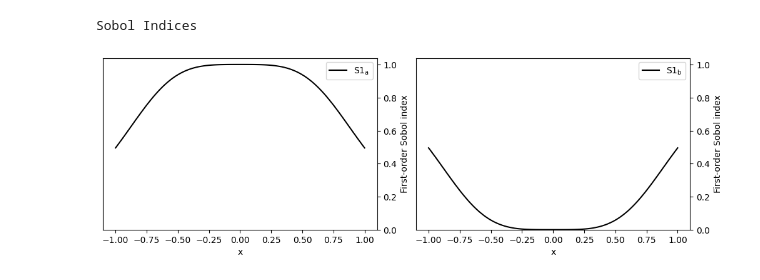
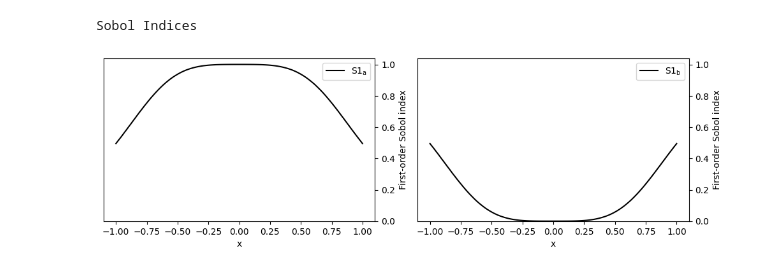
Before and after one commit to Yugal0/fitting-sensitivity-analysis, a Jupyter notebook: trySA.ipynb, the cells around one changed output. Saved outputs shown, nothing was run; the diff lists cells and outputs as text; code cells hidden in the pictures.

```diff
--- a/trySA.ipynb
+++ b/trySA.ipynb
@@ -49,34 +49,34 @@ for i, ax in enumerate([ax0, ax1]):
             label=r'S1$_\mathregular{{{}}}$'.format(problem["names"][i]),
             color='black')
     ax.set_xlabel("x")
     ax.set_ylabel("First-order Sobol index")
 
     ax.set_ylim(0, 1.04)
 
     ax.yaxis.set_label_position("right")
     ax.yaxis.tick_right()
 
     ax.legend(loc='upper right')
 
 # ax0.plot(x, np.mean(y, axis=0), label="Mean", color='black')
 
 # # in percent
 # prediction_interval = 95
 
 # ax0.fill_between(x,
 #                  np.percentile(y, 50 - prediction_interval/2., axis=0),
 #                  np.percentile(y, 50 + prediction_interval/2., axis=0),
 #                  alpha=0.5, color='black',
 #                  label=f"{prediction_interval} % prediction interval")
 
 # ax0.set_xlabel("x")
 # ax0.set_ylabel("y")
 # ax0.legend(title=r"$y=a+b\cdot x^2$",
 #            loc='upper center')._legend_box.align = "left"
-
+plt.tight_layout()
 fig.savefig("sobol.png",dpi=500)
 plt.show()
 # %% [output]
-[figure, old version]
+[figure, new version]
 # %%
 # print(sobol_indices)
```
Also changed, not shown: 2 other files.
